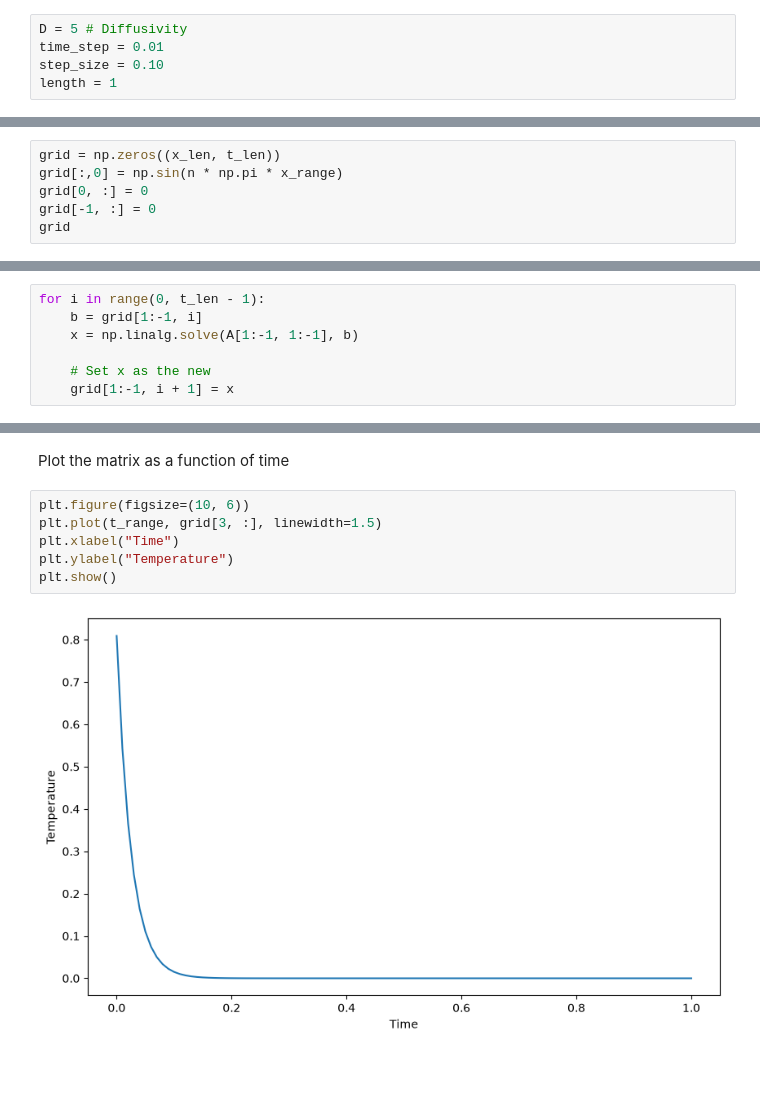
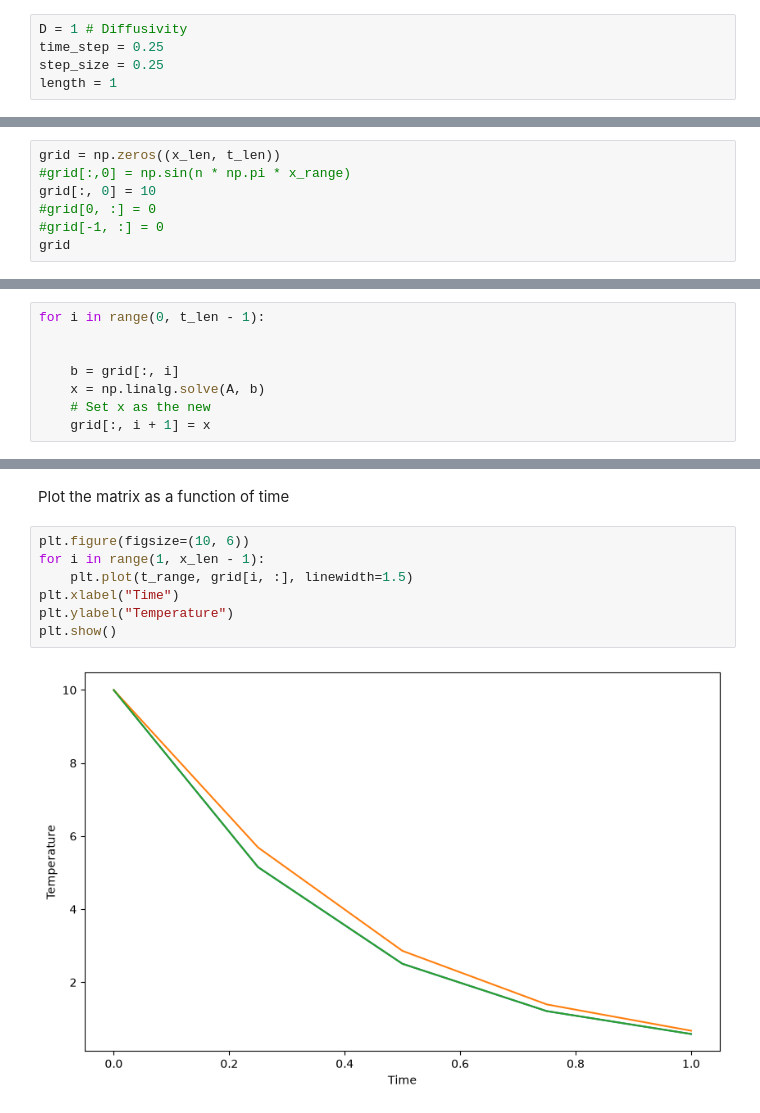
Before and after one commit to TennerAndNiner/Heat_Of_HeterogeneousObjects, a Jupyter notebook: OneDimCode/implicitFDM.ipynb, the cells around one changed output, grey strips where cells are left out. Drawn from its saved outputs; the diff is of its cells as text; blank space fills up the shorter version.

```diff
--- a/OneDimCode/implicitFDM.ipynb
+++ b/OneDimCode/implicitFDM.ipynb
@@ -4,9 +4,9 @@ import matplotlib.pyplot as plt
 # %% [markdown]
 Backwards Time Centered Space Implicit Method
 # %%
-D = 5 # Diffusivity
-time_step = 0.01
-step_size = 0.10
+D = 1 # Diffusivity
+time_step = 0.25
+step_size = 0.25
 length = 1
 # %%
 r = (D * time_step) / (step_size**2)
@@ -82,8 +61,9 @@ array([[-5.,  0.,  0.,  0.,  0.,  0.,  0.,  0.,  0.],
 Build Initial Matrix
 # %%
 grid = np.zeros((x_len, t_len))
-grid[:,0] = np.sin(n * np.pi * x_range)
-grid[0, :] = 0
-grid[-1, :] = 0
+#grid[:,0] = np.sin(n * np.pi * x_range)
+grid[:, 0] = 10
+#grid[0, :] = 0
+#grid[-1, :] = 0
 grid
 # %% [output]
@@ -113,10 +85,11 @@ array([0.        , 0.30901699, 0.58778525, 0.80901699, 0.95105652,
 # %%
 for i in range(0, t_len - 1):
-    b = grid[1:-1, i]
-    x = np.linalg.solve(A[1:-1, 1:-1], b)
 
+
+    b = grid[:, i]
+    x = np.linalg.solve(A, b)
     # Set x as the new
-    grid[1:-1, i + 1] = x
+    grid[:, i + 1] = x
 # %%
 grid.shape
 # %% [output]
@@ -193,9 +145,10 @@ plt.plot(grid)
 Plot the matrix as a function of time
 # %%
 plt.figure(figsize=(10, 6))
-plt.plot(t_range, grid[3, :], linewidth=1.5)
+for i in range(1, x_len - 1):
+    plt.plot(t_range, grid[i, :], linewidth=1.5)
 plt.xlabel("Time")
 plt.ylabel("Temperature")
 plt.show()
 # %% [output]
-[figure, old version]
+[figure, new version]
```
Also changed, not shown: parts of 16 cells of this notebook, 7 other files.
